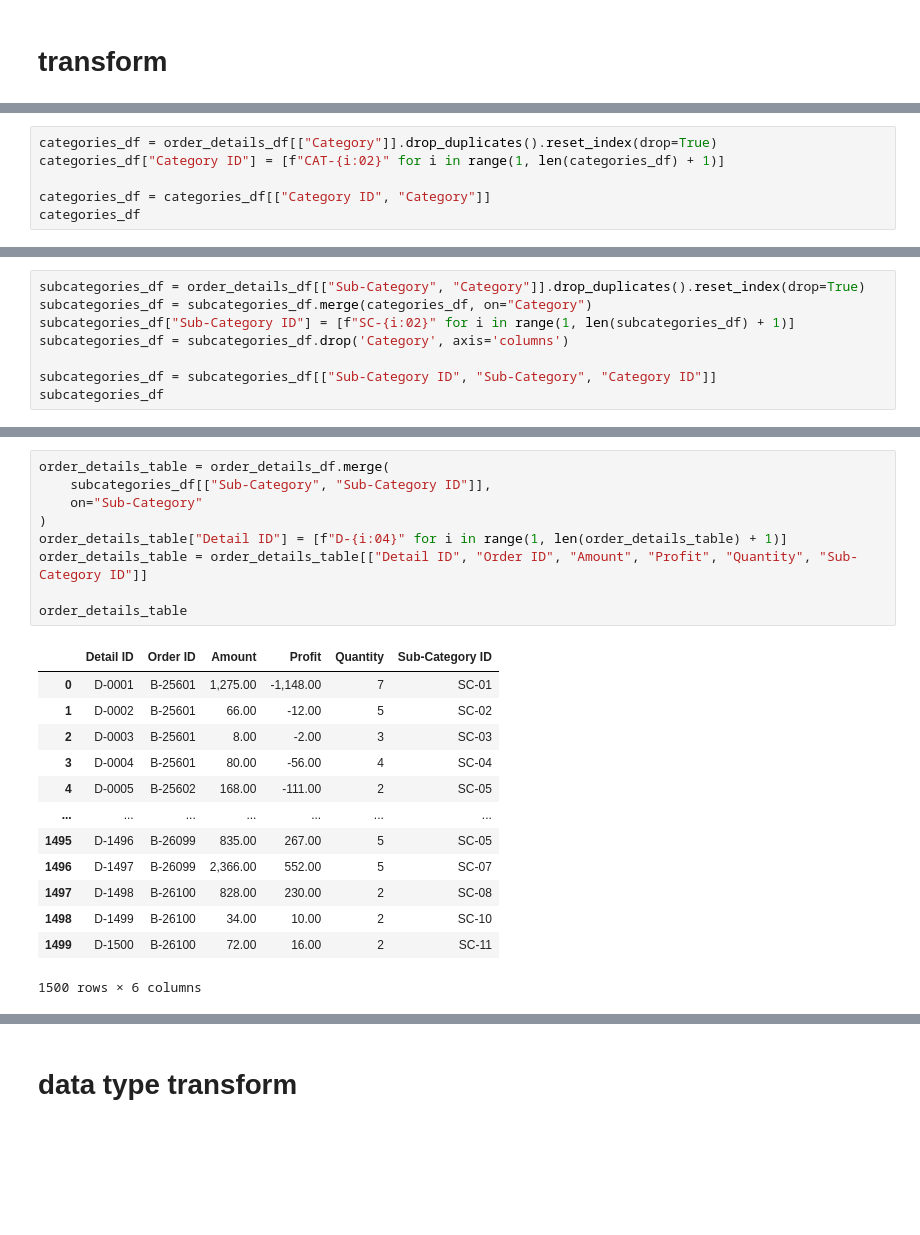
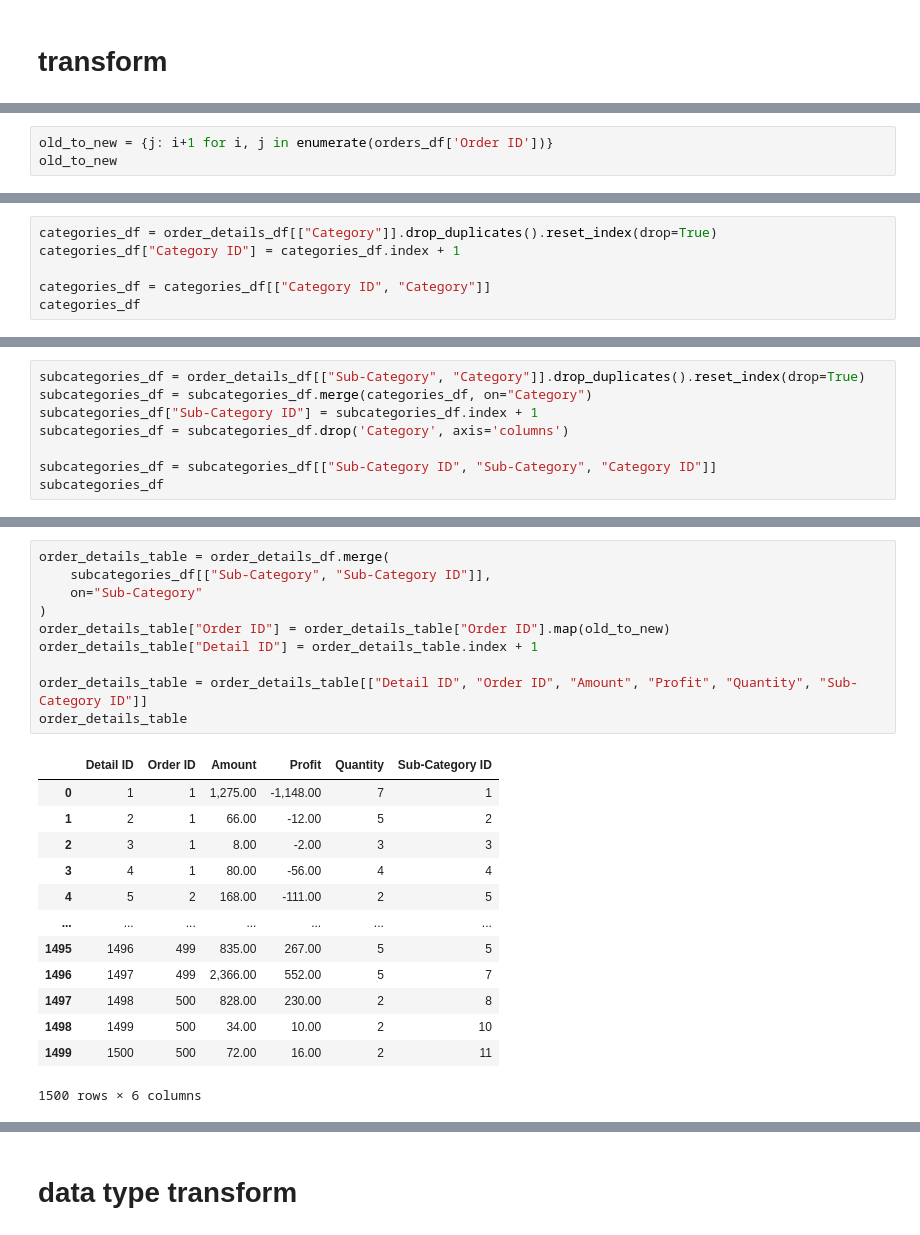
Before and after one commit to DeepVader/myProject4002, a Jupyter notebook: main.ipynb, the cells around one changed output, grey strips where cells are left out. Drawn from its saved outputs; the diff is of its cells as text; blank space fills up the shorter version.

```diff
--- a/main.ipynb
+++ b/main.ipynb
@@ -185 +142,4 @@ customers_df
 401 rows × 4 columns
+# %%
+old_to_new = {j: i+1 for i, j in enumerate(orders_df['Order ID'])}
+old_to_new
@@ -213,7 +188,7 @@ See the caveats in the documentation: https://pandas.pydata.org/pandas-docs/stab
 500 rows × 3 columns
 # %%
 categories_df = order_details_df[["Category"]].drop_duplicates().reset_index(drop=True)
-categories_df["Category ID"] = [f"CAT-{i:02}" for i in range(1, len(categories_df) + 1)]
+categories_df["Category ID"] = categories_df.index + 1
 
 categories_df = categories_df[["Category ID", "Category"]]
 categories_df
@@ -225,7 +200,7 @@ categories_df
 # %%
 subcategories_df = order_details_df[["Sub-Category", "Category"]].drop_duplicates().reset_index(drop=True)
 subcategories_df = subcategories_df.merge(categories_df, on="Category")
-subcategories_df["Sub-Category ID"] = [f"SC-{i:02}" for i in range(1, len(subcategories_df) + 1)]
+subcategories_df["Sub-Category ID"] = subcategories_df.index + 1
 subcategories_df = subcategories_df.drop('Category', axis='columns')
 
 subcategories_df = subcategories_df[["Sub-Category ID", "Sub-Category", "Category ID"]]
@@ -252,25 +227,26 @@ subcategories_df
 # %%
 order_details_table = order_details_df.merge(
     subcategories_df[["Sub-Category", "Sub-Category ID"]],
     on="Sub-Category"
 )
-order_details_table["Detail ID"] = [f"D-{i:04}" for i in range(1, len(order_details_table) + 1)]
+order_details_table["Order ID"] = order_details_table["Order ID"].map(old_to_new)
+order_details_table["Detail ID"] = order_details_table.index + 1
+
 order_details_table = order_details_table[["Detail ID", "Order ID", "Amount", "Profit", "Quantity", "Sub-Category ID"]]
-
 order_details_table
 # %% [output]
 |  | Detail ID | Order ID | Amount | Profit | Quantity | Sub-Category ID |
-| 0 | D-0001 | B-25601 | 1,275.00 | -1,148.00 | 7 | SC-01 |
-| 1 | D-0002 | B-25601 | 66.00 | -12.00 | 5 | SC-02 |
-| 2 | D-0003 | B-25601 | 8.00 | -2.00 | 3 | SC-03 |
-| 3 | D-0004 | B-25601 | 80.00 | -56.00 | 4 | SC-04 |
-| 4 | D-0005 | B-25602 | 168.00 | -111.00 | 2 | SC-05 |
+| 0 | 1 | 1 | 1,275.00 | -1,148.00 | 7 | 1 |
+| 1 | 2 | 1 | 66.00 | -12.00 | 5 | 2 |
+| 2 | 3 | 1 | 8.00 | -2.00 | 3 | 3 |
+| 3 | 4 | 1 | 80.00 | -56.00 | 4 | 4 |
+| 4 | 5 | 2 | 168.00 | -111.00 | 2 | 5 |
 | ... | ... | ... | ... | ... | ... | ... |
-| 1495 | D-1496 | B-26099 | 835.00 | 267.00 | 5 | SC-05 |
-| 1496 | D-1497 | B-26099 | 2,366.00 | 552.00 | 5 | SC-07 |
-| 1497 | D-1498 | B-26100 | 828.00 | 230.00 | 2 | SC-08 |
-| 1498 | D-1499 | B-26100 | 34.00 | 10.00 | 2 | SC-10 |
-| 1499 | D-1500 | B-26100 | 72.00 | 16.00 | 2 | SC-11 |
+| 1495 | 1496 | 499 | 835.00 | 267.00 | 5 | 5 |
+| 1496 | 1497 | 499 | 2,366.00 | 552.00 | 5 | 7 |
+| 1497 | 1498 | 500 | 828.00 | 230.00 | 2 | 8 |
+| 1498 | 1499 | 500 | 34.00 | 10.00 | 2 | 10 |
+| 1499 | 1500 | 500 | 72.00 | 16.00 | 2 | 11 |
 1500 rows × 6 columns
 # %%
 sales_targets_table = sales_targets_df.merge(
```
Also changed, not shown: parts of 34 cells of this notebook, 13 other files.
